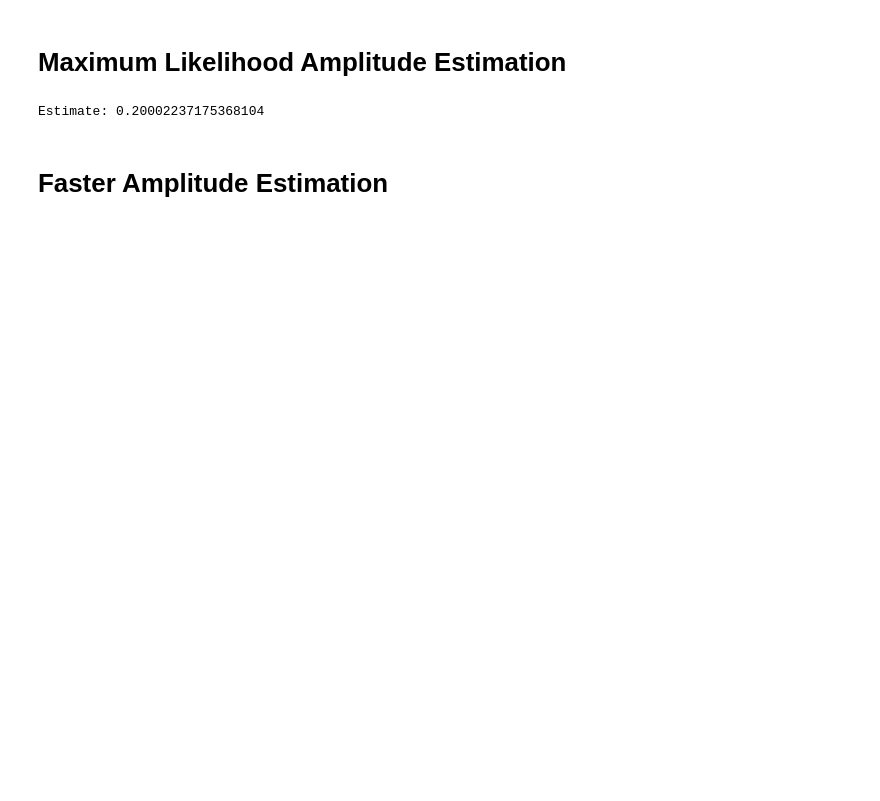
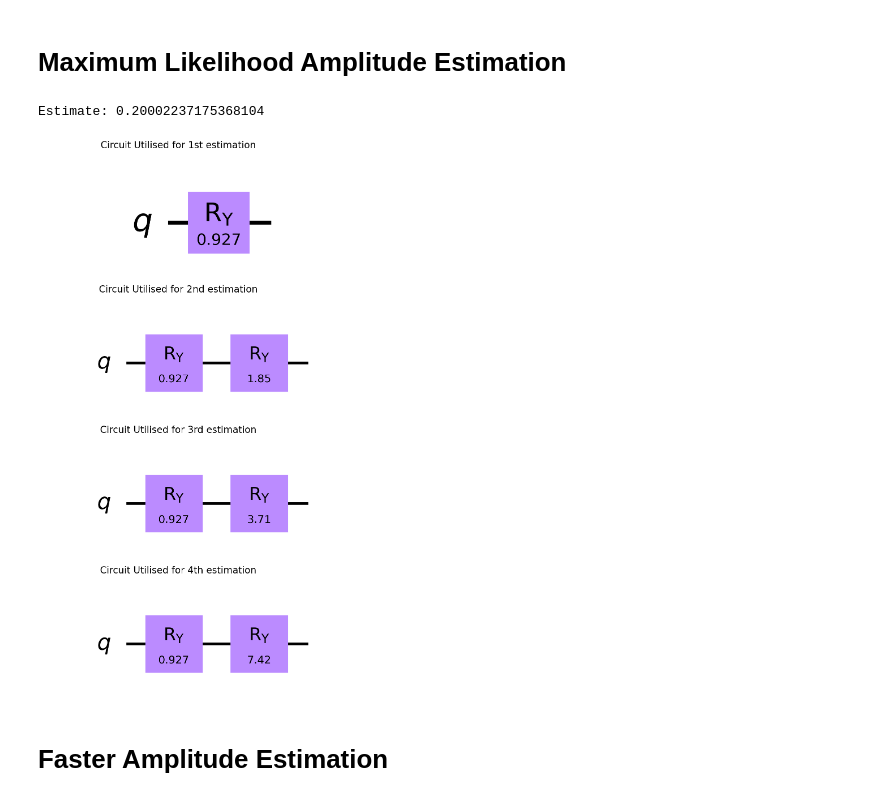
Before and after one commit to DanielVenter/MSci-Dissertation, a Jupyter notebook: Quantum Amplitude Esitmation Experiment/QuantumAmplitudeEstimation.ipynb, the cells around one changed output. Saved outputs shown, nothing was run; the diff lists cells and outputs as text; code cells hidden in the pictures; blank space fills up the shorter version.

```diff
--- a/Quantum Amplitude Esitmation Experiment/QuantumAmplitudeEstimation.ipynb
+++ b/Quantum Amplitude Esitmation Experiment/QuantumAmplitudeEstimation.ipynb
@@ -123,6 +112,32 @@ print("Estimate:", mlae_result.estimation)
 Estimate: 0.20002237175368104
 # %%
 mlae_circuit = mlae.construct_circuits(problem) # creates a list of 4 circuits, one for each of the evaluation schedules
+
+for i, circuit in enumerate(mlae_circuit):
+    circuit.draw("mpl", style="clifford").savefig(f"../circuits/mlae_circuit_{i}.png", dpi=30,bbox_inches='tight')
+# %%
+# Number of circuits
+num_circuits = len(mlae_circuit)
+
+# Create subplots (adjust rows and columns as needed)
+fig, axes = plt.subplots(nrows=num_circuits, ncols=1, figsize=(10, 5 * num_circuits))
+
+# Ensure axes is iterable even for one circuit
+if num_circuits == 1:
+    axes = [axes]
+
+# Draw each circuit on a subplot
+for i, (ax, circuit) in enumerate(zip(axes, mlae_circuit)):
+    circuit.draw("mpl", style="clifford", ax=ax)
+    ax.set_title(f"Circuit Utilised for {ordinal(i+1)} estimation", fontsize=24)  # Set label for each subplot
+
+# Adjust layout
+plt.tight_layout()
+
+# Save the combined image
+plt.savefig("../circuits/combined_mlae_circuits.png", dpi=30)
+# %% [output]
+[figure, added]
 # %% [markdown]
 # Faster Amplitude Estimation
 # %%
```
Also changed, not shown: parts of 13 cells of this notebook, 12 other files.
